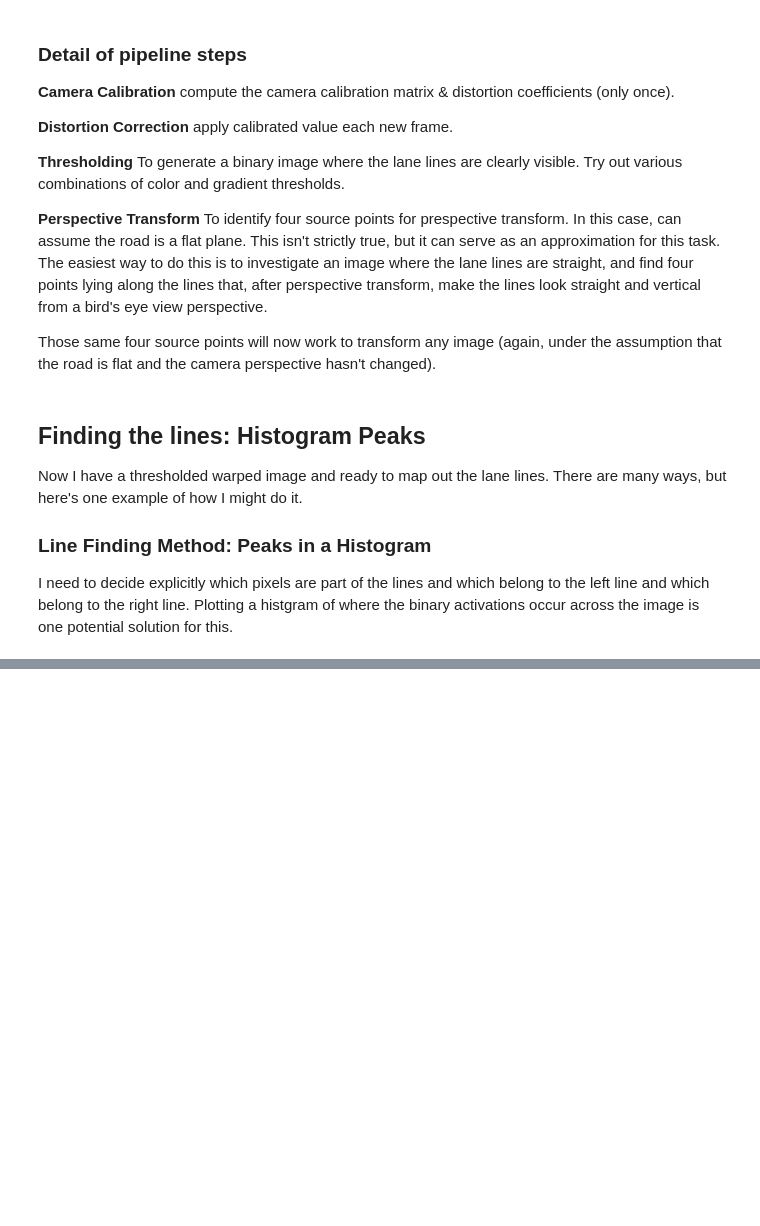
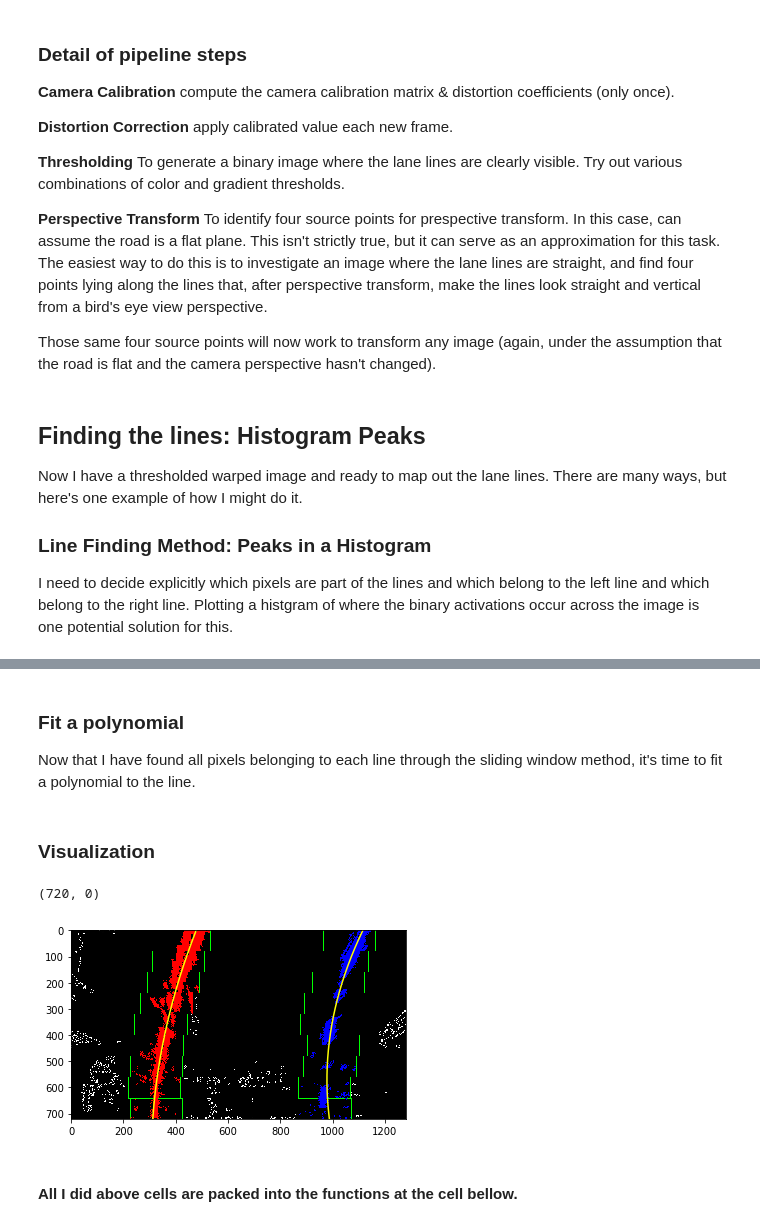
Before and after one commit to MasanaoMatsuda/tr-self-driving-cars, a Jupyter notebook: L8_AdvancedComputerVision.ipynb, the cells around one changed output, grey strips where cells are left out. Drawn from its saved outputs; the diff is of its cells as text; code cells hidden in the pictures; blank space fills up the shorter version.

Commit message:
Finding lane lines with sliding window

```diff
--- a/L8_AdvancedComputerVision.ipynb
+++ b/L8_AdvancedComputerVision.ipynb
@@ -53,0 +60,7 @@ plt.plot(histogram)
+# %%
+histogram = np.sum(img[img.shape[0]//2:], axis=0)# an output image to draw on and visualize the result
+out_img = np.dstack((img, img, img)) * 255
+
+midpoint = histogram.shape[0]//2
+leftx_base = np.argmax(histogram[:midpoint])
+rightx_base = np.argmax(histogram[midpoint:]) + midpoint
@@ -53,0 +117,42 @@ plt.plot(histogram)
+# %% [markdown]
+### Fit a polynomial
+Now that I have found all pixels belonging to each line through the sliding window method, it's time to fit a polynomial to the line.
+# %%
+try:
+    left_lane_inds = np.concatenate(left_lane_inds)
+    right_lane_inds = np.concatenate(right_lane_inds)
+except ValueError:
+    pass
+
+leftx = nonzerox[left_lane_inds]
+lefty = nonzeroy[left_lane_inds]
+rightx = nonzerox[right_lane_inds]
+righty = nonzeroy[right_lane_inds]
+# %%
+left_fit = np.polyfit(lefty, leftx, 2)
+right_fit = np.polyfit(righty, rightx, 2)
+
+ploty = np.linspace(0, img.shape[0]-1, img.shape[0])
+try:
+    left_fitx = left_fit[0] * ploty**2 + left_fit[1] * ploty + left_fit[2]
+    right_fitx = right_fit[0] * ploty**2 + right_fit[1] * ploty + right_fit[2]
+except TypeError:
+    print('The function failed to fit a line..')
+    left_fitx = 1 * ploty ** 2 + 1 * ploty
+    right_fitx = 1 * ploty ** 2 + 1 * ploty
+# %% [markdown]
+### Visualization
+# %%
+out_img[lefty, leftx] = [255, 0, 0]
+out_img[righty, rightx] = [0, 0, 255]
+
+plt.imshow(out_img)
+plt.plot(left_fitx, ploty, color='yellow')
+plt.plot(right_fitx, ploty, color='yellow')
+plt.xlim(0, 1280)
+plt.ylim(720, 0)
+# %% [output]
+(720, 0)
+[figure, added]
+# %% [markdown]
+#### All I did above cells are packed into the functions at the cell bellow.
```
Also changed, not shown: parts of 9 cells of this notebook.
